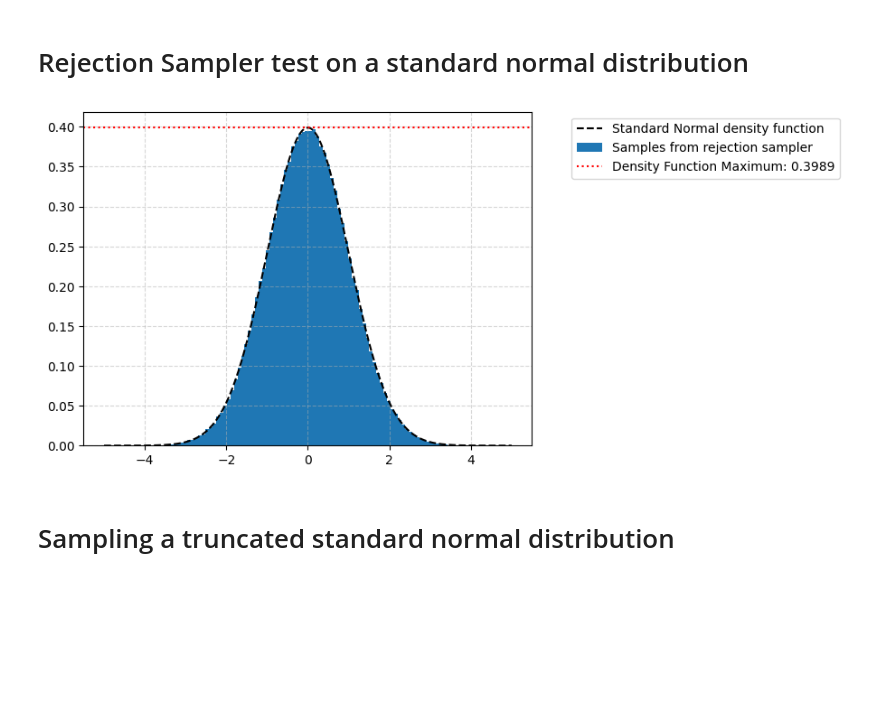
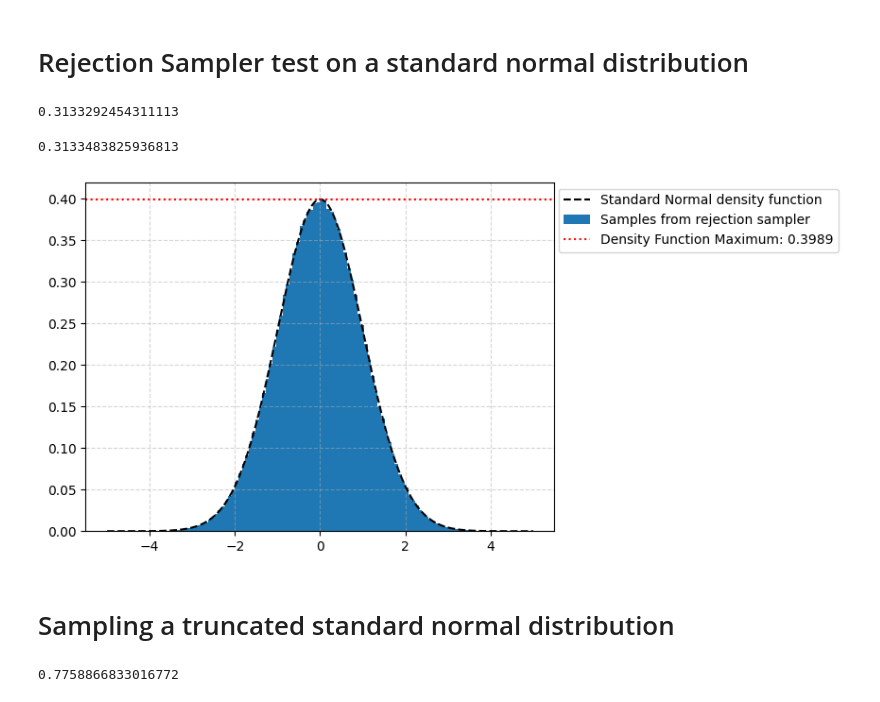
Before and after one commit to FabienChopin/Neural_Network_Bayesian_Calibration, a Jupyter notebook: notebooks/Rejection_Sampler_Benchmark.ipynb, the cells around one changed output. Cells and saved outputs as stored; diff of their text form; code cells hidden in the pictures; blank space fills up the shorter version.

```diff
--- a/notebooks/Rejection_Sampler_Benchmark.ipynb
+++ b/notebooks/Rejection_Sampler_Benchmark.ipynb
@@ -43,18 +46,29 @@ def gaussian_pdf(x: np.ndarray, mean: float = 0.0, std: float = 1.0) -> np.ndarr
     exponent = -((x - mean) ** 2) / (2 * std ** 2)
     return coeff * np.exp(exponent)
 # %%
-samples, M = rejection_sampling_uniform(gaussian_pdf, -5, 5, 500000, 0, 1)
+samples, M, acceptance_rate = rejection_sampling_uniform(gaussian_pdf, -4, 4, 1000000, 0, 1)
+# %%
+print(acceptance_rate)
+# %% [output]
+0.3133292454311113
+# %%
+xmin, xmax = -4, 4
+Z = norm.cdf(xmax) - norm.cdf(xmin)
+theoric_acceptance_rate = np.sqrt(2*np.pi) / (Z * (xmax - xmin))
+print(theoric_acceptance_rate)
+# %% [output]
+0.3133483825936813
 # %%
 x = np.linspace(-5, 5, 10000)
 pdf = gaussian_pdf(x, 0, 1)
 plt.plot(x, pdf, color="black", ls="--", label="Standard Normal density function")
 plt.hist(samples, bins=100, density=True, label="Samples from rejection sampler")
 plt.axhline(M, color="red", ls=":", label=f"Density Function Maximum: {M:.4f}")
 plt.grid(ls="--", alpha=0.5)
-plt.legend(loc='upper right', bbox_to_anchor=(1.7, 1))
+plt.legend(loc='upper right', bbox_to_anchor=(1.62, 1))
 plt.show()
 # %% [output]
-[figure, old version]
+[figure, new version]
 # %% [markdown]
 # Sampling a truncated standard normal distribution
 # %%
@@ -64,3 +80,7 @@ rejection_samples, M = rejection_sampling_uniform(gaussian_pdf, xmin, xmax, 1000
+# %%
+print(acceptance_rate)
+# %% [output]
+0.7758866833016772
 # %%
 official_samples = official_samples[(official_samples < xmax) & (official_samples > xmin)]
 # %%
```
Also changed, not shown: parts of 7 cells of this notebook.
